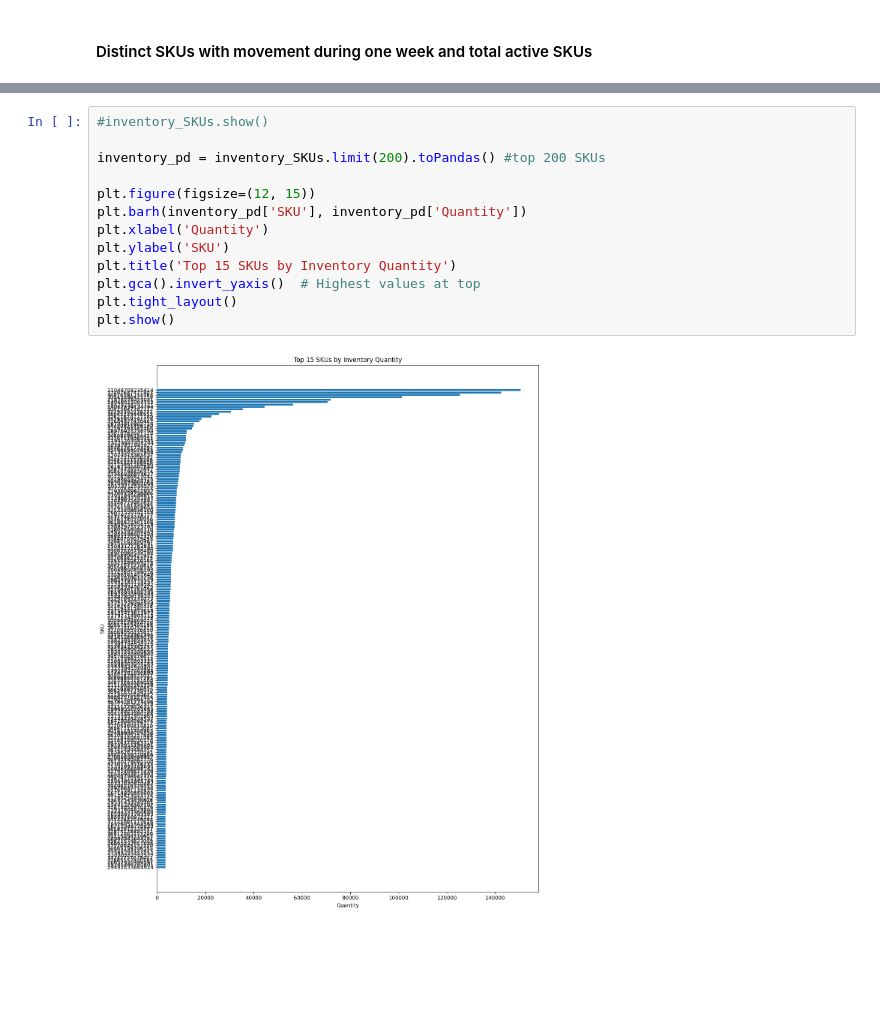
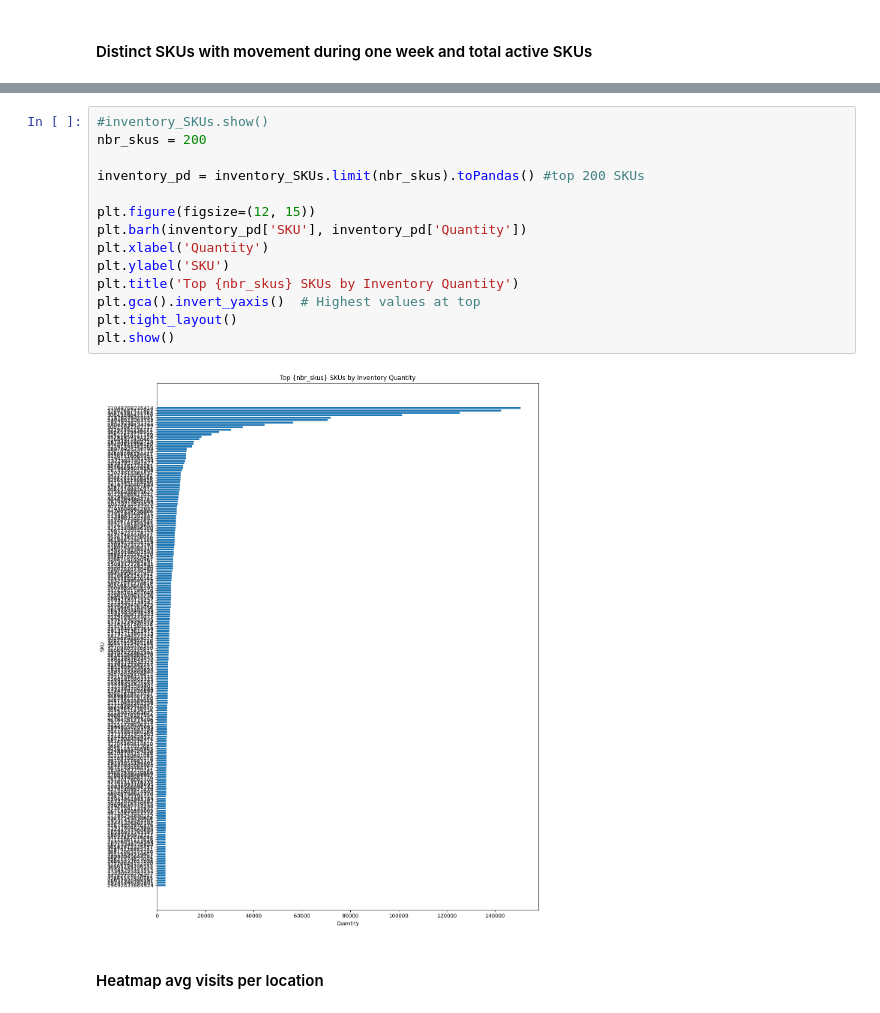
Before and after one commit to axelaaberg/Warehousing, a Jupyter notebook: data_Manipulate.ipynb, the cells around one changed output, grey strips where cells are left out. Saved outputs shown, nothing was run; the diff lists cells and outputs as text; blank space fills up the shorter version.

```diff
--- a/data_Manipulate.ipynb
+++ b/data_Manipulate.ipynb
@@ -263,15 +295,18 @@ Distinct SKUs in inbound, outbound 95% and inventory: 44489
 # %%
 #inventory_SKUs.show()
+nbr_skus = 200
 
-inventory_pd = inventory_SKUs.limit(200).toPandas() #top 200 SKUs
+inventory_pd = inventory_SKUs.limit(nbr_skus).toPandas() #top 200 SKUs
 
 plt.figure(figsize=(12, 15))
 plt.barh(inventory_pd['SKU'], inventory_pd['Quantity'])
 plt.xlabel('Quantity')
 plt.ylabel('SKU')
-plt.title('Top 15 SKUs by Inventory Quantity')
+plt.title('Top {nbr_skus} SKUs by Inventory Quantity')
 plt.gca().invert_yaxis()  # Highest values at top
 plt.tight_layout()
 plt.show()
 # %% [output]
-[figure, old version]
+[figure, new version]
+# %% [markdown]
+#### Heatmap avg visits per location
```
Also changed, not shown: parts of 8 cells of this notebook.
